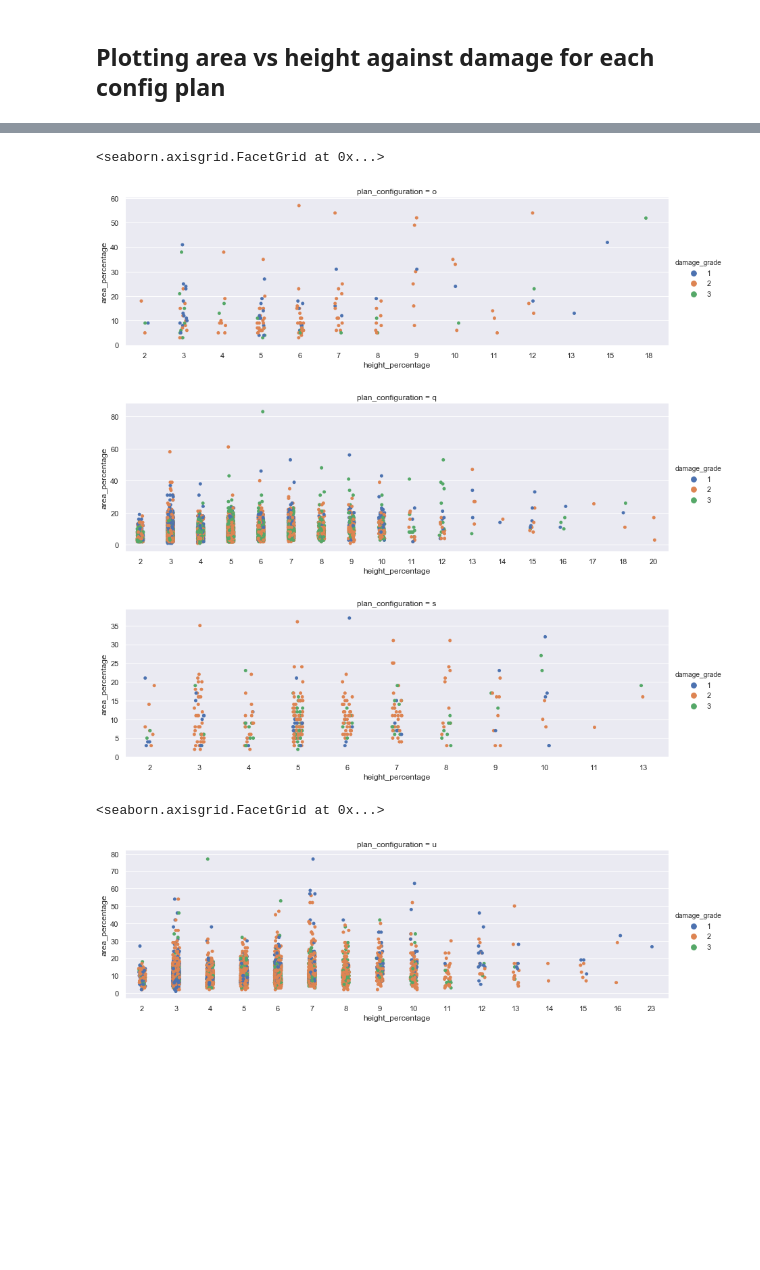
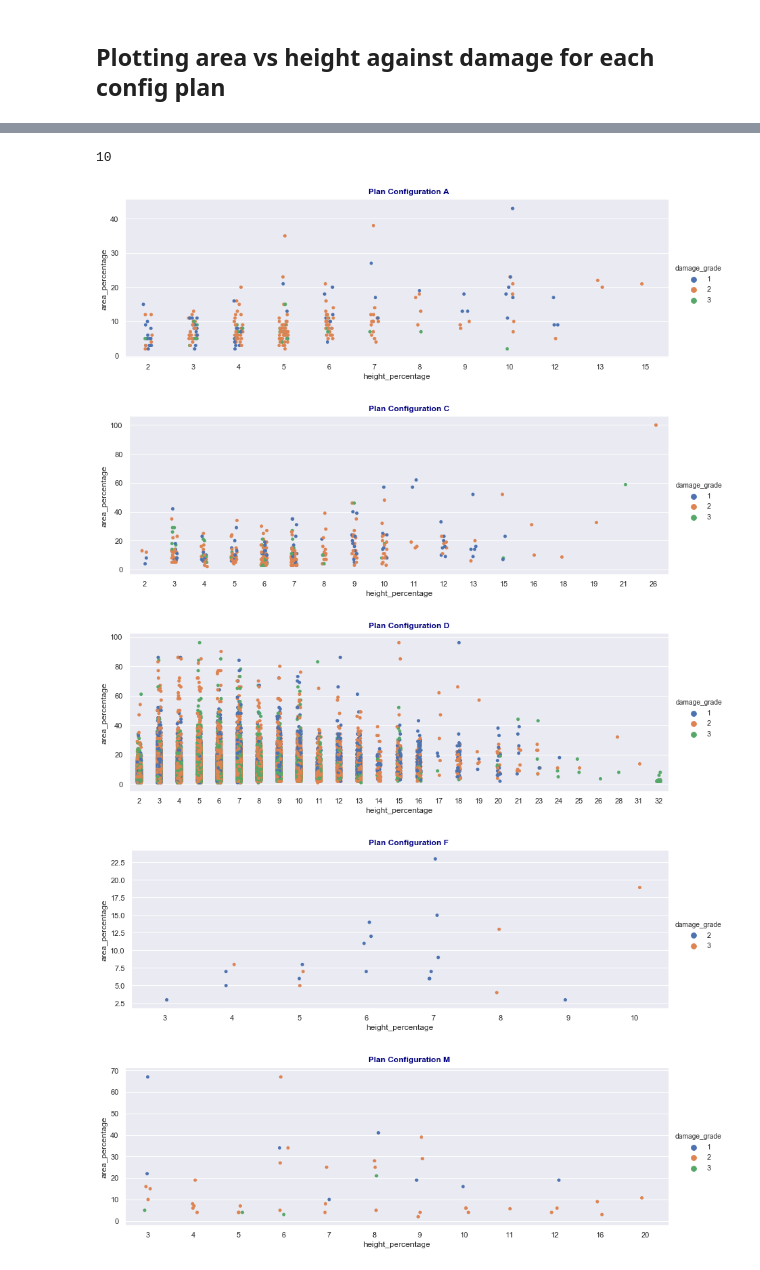
Before and after one commit to jshah39/DataSci, a Jupyter notebook: src/earthquake_shah.ipynb, the cells around one changed output, grey strips where cells are left out. Cells and saved outputs as stored; diff of their text form; code cells hidden in the pictures; blank space fills up the shorter version.

Commit message:
Edited to loop for analysis

```diff
--- a/src/earthquake_shah.ipynb
+++ b/src/earthquake_shah.ipynb
@@ -346,14 +310,23 @@ sb.catplot(x="height_percentage", y = "area_percentage",hue="damage_grade", data
-# %%
-sb.catplot(x="height_percentage", y = "area_percentage",hue="damage_grade", data=oPlanDf, height=4, aspect=3, col="plan_configuration")
-sb.catplot(x="height_percentage", y = "area_percentage",hue="damage_grade", data=qPlanDf, height=4, aspect=3, col="plan_configuration")
-sb.catplot(x="height_percentage", y = "area_percentage",hue="damage_grade", data=sPlanDf, height=4, aspect=3, col="plan_configuration")
-# %% [output]
-<seaborn.axisgrid.FacetGrid at 0x...>
-[figure, removed]
-[figure, removed]
-[figure, removed]
+# %%
+# For using in loop
+config_planArr = aPlanDf,cPlanDf,dPlanDf,fPlanDf,mPlanDf,nPlanDf,oPlanDf,qPlanDf,sPlanDf,uPlanDf
+# %%
+len(config_planArr)
+# %% [output]
+10
+# %%
+#used for titles in array
+config_titlesArr = ["Plan Configuration A","Plan Configuration C","Plan Configuration D",
+                "Plan Configuration F","Plan Configuration M","Plan Configuration N",
+                "Plan Configuration O","Plan Configuration Q","Plan Configuration S",
+                "Plan Configuration U",]
 # %%
-sb.catplot(x="height_percentage", y = "area_percentage",hue="damage_grade", data=uPlanDf, height=4, aspect=3, col="plan_configuration")
+for x in range(0,10):
+    ax = sb.catplot(x="height_percentage", y = "area_percentage",hue="damage_grade", data=config_planArr[x], height=4, aspect=3)
+    ax.fig.suptitle(config_titlesArr[x], y=1.02, fontsize = 12,fontweight="bold",color="navy")
 # %% [output]
-<seaborn.axisgrid.FacetGrid at 0x...>
-[figure, old version]
+[figure, new version]
+[figure, added]
+[figure, added]
+[figure, added]
+[figure, added]
```
Also changed, not shown: parts of 26 cells of this notebook.
